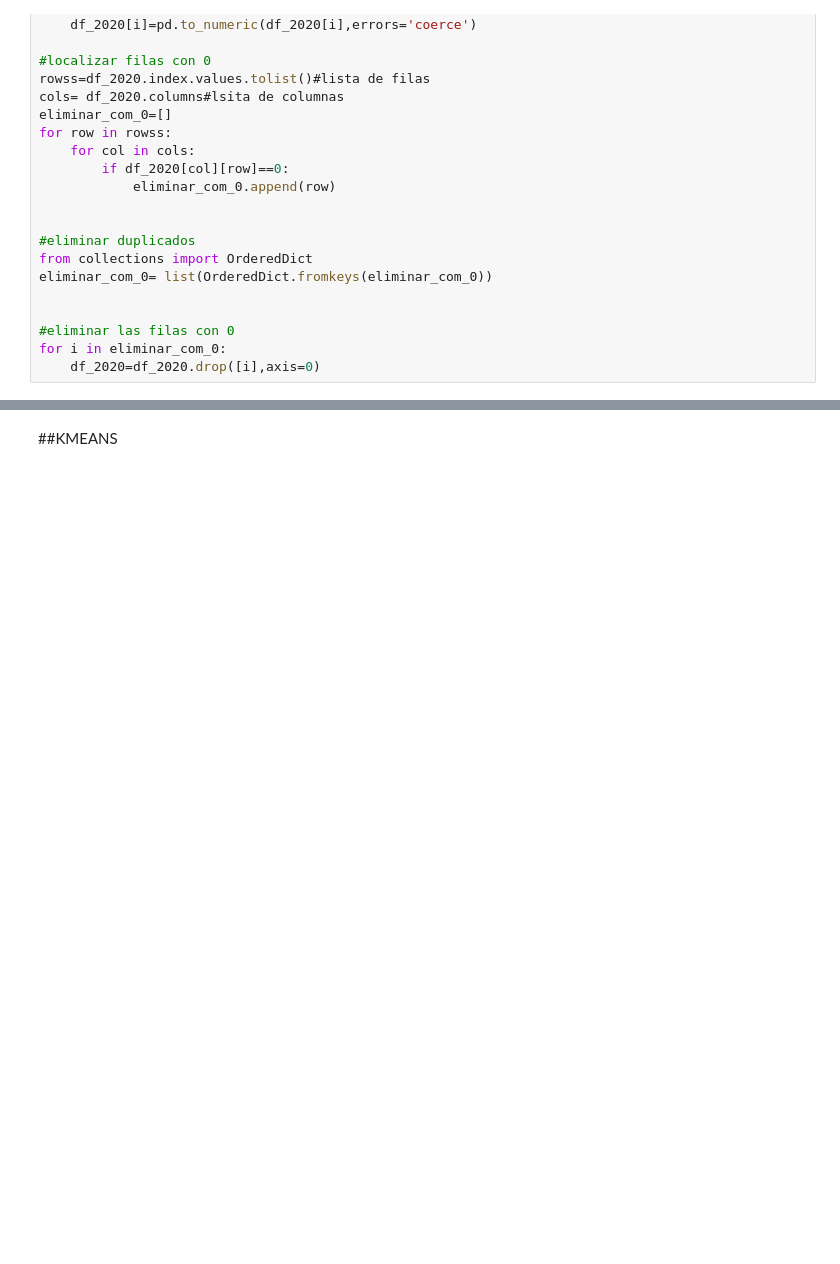
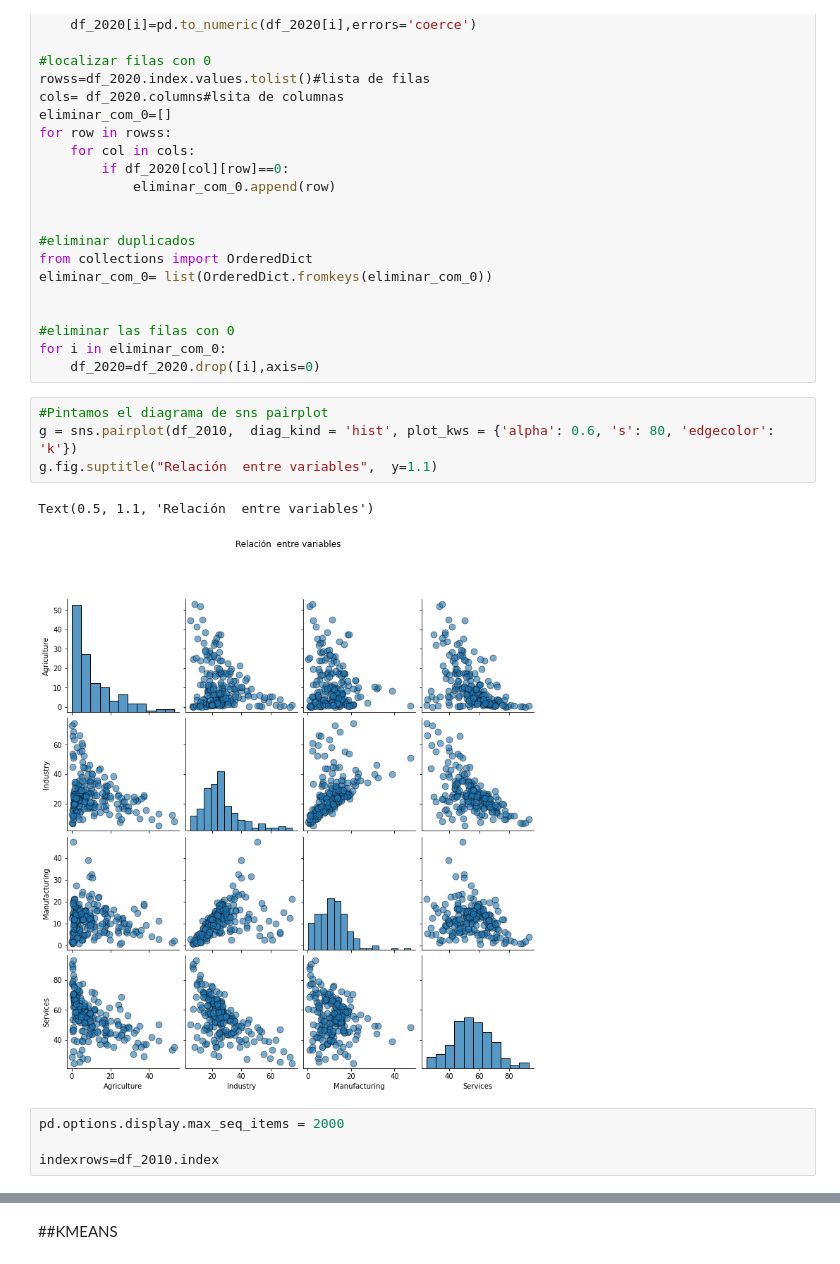
Before and after one commit to luisllll/ml_economics, a Jupyter notebook: gdp_components_clustering.ipynb, the cells around one changed output, grey strips where cells are left out. Saved outputs shown, nothing was run; the diff lists cells and outputs as text; blank space fills up the shorter version.

```diff
--- a/gdp_components_clustering.ipynb
+++ b/gdp_components_clustering.ipynb
@@ -187,3 +390,14 @@ eliminar_com_0= list(OrderedDict.fromkeys(eliminar_com_0))
 #eliminar las filas con 0
 for i in eliminar_com_0:
     df_2020=df_2020.drop([i],axis=0)
+# %%
+#Pintamos el diagrama de sns pairplot
+g = sns.pairplot(df_2010,  diag_kind = 'hist', plot_kws = {'alpha': 0.6, 's': 80, 'edgecolor': 'k'})
+g.fig.suptitle("Relación  entre variables",  y=1.1)
+# %% [output]
+Text(0.5, 1.1, 'Relación  entre variables')
+[figure, added]
+# %%
+pd.options.display.max_seq_items = 2000
+
+indexrows=df_2010.index
```
Also changed, not shown: parts of 54 cells of this notebook.
